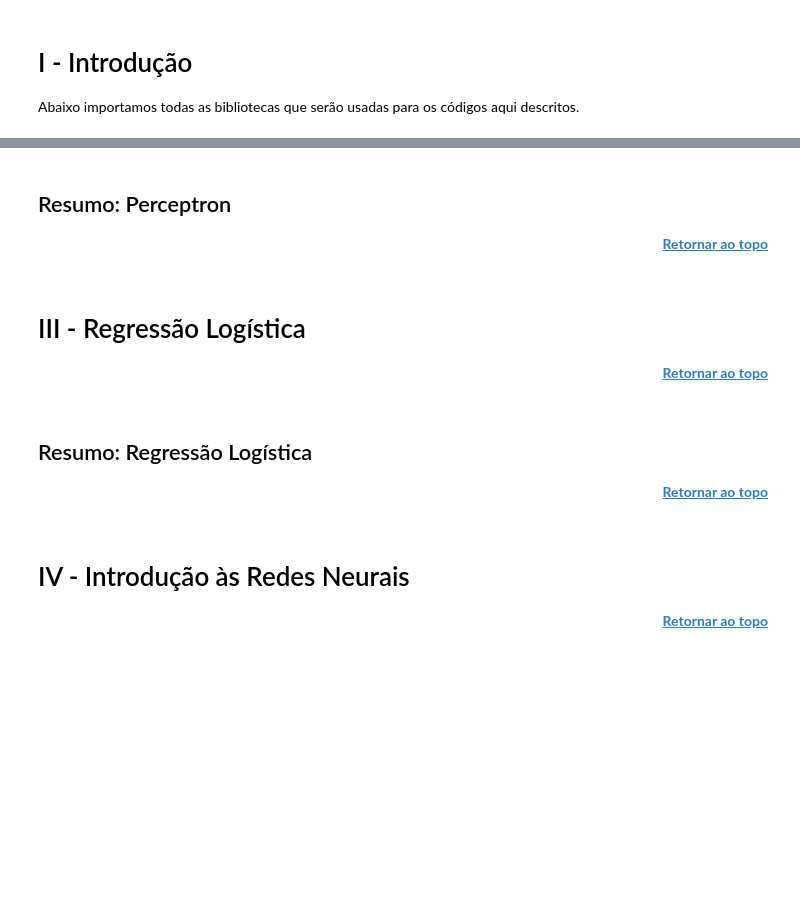
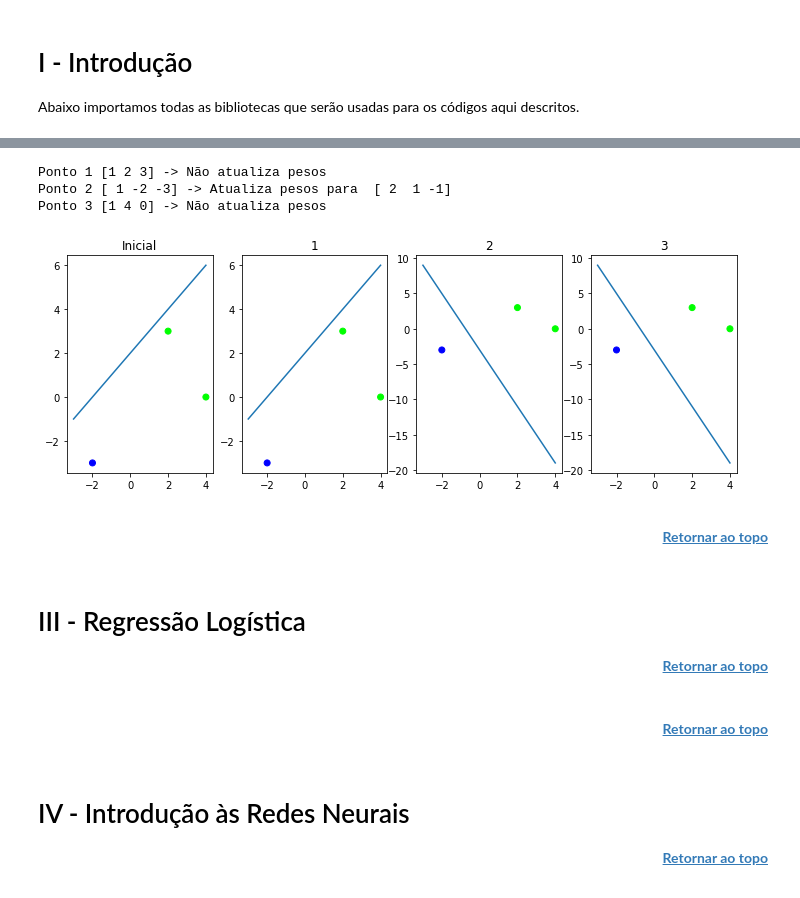
Before and after one commit to fccarvalho2/Deep-Learning, a Jupyter notebook: Resumo_1.ipynb, the cells around one changed output, grey strips where cells are left out. Saved outputs shown, nothing was run; the diff lists cells and outputs as text; code cells hidden in the pictures; blank space fills up the shorter version.

Commit message:
Perceptron adicionado

```diff
--- a/Resumo_1.ipynb
+++ b/Resumo_1.ipynb
@@ -114,0 +292,10 @@ Esta é uma das razões pelas quais os modelos de aprendizado de máquinas, e em
+# %%
+# Script para calcular Jacobiano
+x, y = sp.symbols('x y')
+F = sp.Matrix([(x**2)*y, 5*x + sp.sin(y)])
+print('Função:')
+display(F)
+X = sp.Matrix(list(sp.ordered(F.free_symbols)))
+J = F.jacobian(X)
+print('Jacobiano:')
+display(J)
@@ -114,0 +316,10 @@ Esta é uma das razões pelas quais os modelos de aprendizado de máquinas, e em
+# %%
+E = sum([229*0,211*1,93*2,35*3,7*4,1*7])/576+1
+t = sympy.Symbol("𝜃")
+f = -t/((1-t)*sympy.log(1-t))
+df = f.diff(t)
+Xs = [0.5] # valor inicial
+for i in range(10):
+    x = Xs[-1]-(f.subs(t,Xs[-1])-E)/df.subs(t,Xs[-1])
+    print("𝜃 =",x, "→ f(x) =", f.subs(t,x))
+    Xs.append(x)
@@ -120,9 +360,47 @@ O Perceptron é o exemplo mais simples
 <b><p style="text-align:right"> [Retornar ao topo](#Topo) </p> </b>
 # %%
 # Algoritmo para calcular perceptron
+
+w = np.array([2,1,-1]) # pesos iniciais
+x = np.array([[1,2,3],[1,-2,-3], [1,4,0]]) # entradas. O primeiro valor é sempre 1, porque é o bias
+y = [1,0,1]                 # rótulo
+r = 0.5
+x_i = []
+y_i = []
+for i in range(len(x)):
+    x_i.append(x[i][1])
+    y_i.append(x[i][2])
+
+f = lambda b: -(w[1]*b + w[0])/w[2]
+g = np.linspace(min(x.ravel()), max(x.ravel()), 10)
+fig,ax = plt.subplots(1,len(x)+1, figsize=(12,4))
+ax[0].plot(g,f(g),label = 'inicial')
+ax[0].scatter(x_i, y_i,c=y,cmap = 'brg')
+ax[0].set_title('Inicial')
+
+for i in range(len(x)):
+    s = np.dot(w,x[i])
+    print('Ponto', str(i+1), x[i] ,end = ' -> ')
+    if s> 0:
+        d = 1
+    else:
+        d = 0
+
+    if y[i] != d:
+        print('Atualiza pesos para ', w)
+        w = w + r*(y[i]-d)*x[i]
+    else:
+        print('Não atualiza pesos')
+
+    ax[i+1].scatter(x_i, y_i,c=y,cmap = 'brg')
+    ax[i+1].plot(g,f(g))
+    ax[i+1].set_title(str(i+1))
+# %% [output]
+Ponto 1 [1 2 3] -> Não atualiza pesos
+Ponto 2 [ 1 -2 -3] -> Atualiza pesos para  [ 2  1 -1]
+Ponto 3 [1 4 0] -> Não atualiza pesos
+[figure, added]
 # %% [markdown]
-##  Resumo: Perceptron<a id = "Res1"></a>
-
 <b><p style="text-align:right"> [Retornar ao topo](#Topo) </p> </b>
 # %% [markdown]
 # III - Regressão Logística <a id="RegLog"> </a>
@@ -131,7 +409,6 @@ O Perceptron é o exemplo mais simples
 # %%
 # Algoritmo
 # %% [markdown]
-##  Resumo: Regressão Logística<a id = "Res2"></a>
 
 <b><p style="text-align:right"> [Retornar ao topo](#Topo) </p> </b>
 # %% [markdown]
```
Also changed, not shown: parts of 21 cells of this notebook, 2 other files.
